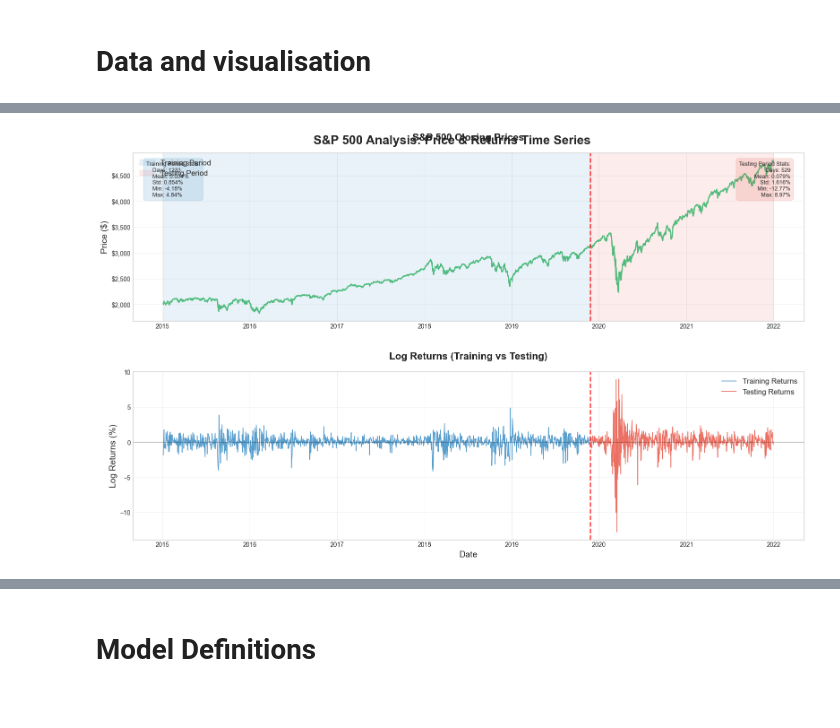
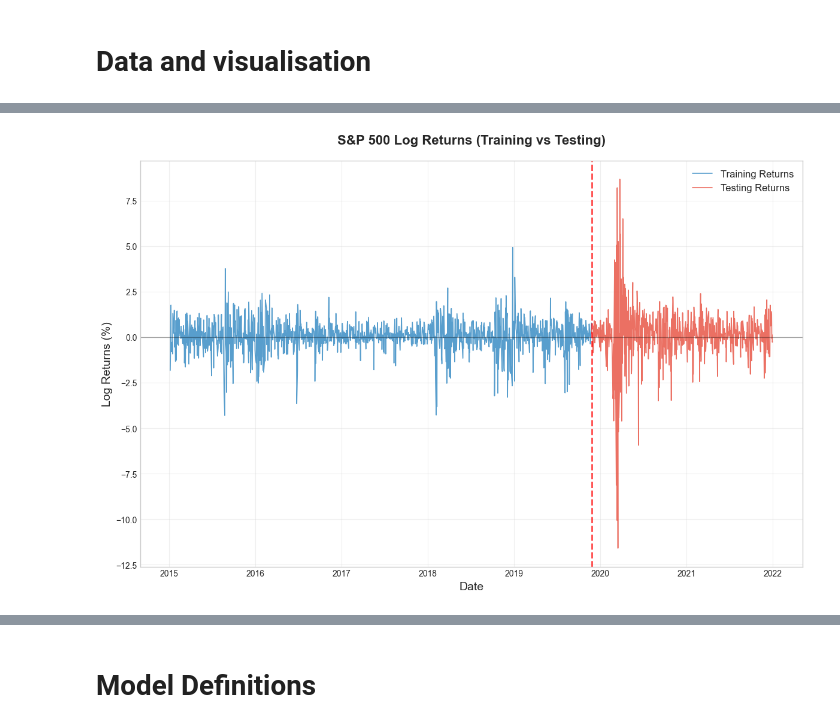
Before and after one commit to designed7000/UCL-Research-Project, a Jupyter notebook: 1d case/1d_hmc all3.ipynb, the cells around one changed output, grey strips where cells are left out. Saved outputs shown, nothing was run; the diff lists cells and outputs as text; code cells hidden in the pictures.

```diff
--- a/Week1/1d_hmc all3.ipynb
+++ b/1d case/1d_hmc all3.ipynb
@@ -83,8 +54,8 @@ Some basic stats: Mean=0.044%, Std=1.10%
 # %%
 def fetch_sp500_data(start_date="2015-01-01", end_date="2022-01-01"):
     # Download S&P 500 data
-    ticker = "^GSPC"
-    data = yf.download(ticker, start=start_date, end=end_date, progress=False)
+    ticker = "SPY"
+    data = yf.download(ticker, start=start_date, end=end_date, progress=False, auto_adjust=True)
 
     # Calculate log returns (skip first day as we need previous close)
     data['Returns'] = np.log(data['Close'] / data['Close'].shift(1)) * 100
@@ -135,63 +117,42 @@ def plot_sp500_timeseries(data, train_data, test_data):
     plt.style.use('seaborn-v0_8-whitegrid')
     sns.set_palette("husl")
 
-    # Create figure with subplots
-    fig, axes = plt.subplots(2, 1, figsize=(16, 10))
-    fig.suptitle('S&P 500 Analysis: Price & Returns Time Series',
-                 fontsize=20, fontweight='bold', y=0.96)
+    # Create figure and axes
+    fig, ax = plt.subplots(figsize=(12, 8))
 
     # Color scheme
     train_color = '#2E86C1'  # Blue
     test_color = '#E74C3C'   # Red
     price_color = '#27AE60'  # Green
 
-    # Plot 1: S&P 500 Price with Train/Test Split
-    axes[0].plot(data.index, data['Close'], color=price_color, linewidth=2, alpha=0.8)
+    # Calculate split date (boundary between train and test)
+    split_date = test_data.index[0]
 
-    # Add vertical line to show train/test split
-    split_date = test_data.index[0]
-    axes[0].axvline(x=split_date, color='red', linestyle='--', linewidth=2, alpha=0.7)
-
-    # Shade train and test regions
-    axes[0].axvspan(train_data.index[0], train_data.index[-1],
-                   alpha=0.1, color=train_color, label='Training Period')
-    axes[0].axvspan(test_data.index[0], test_data.index[-1],
-                   alpha=0.1, color=test_color, label='Testing Period')
-
-    axes[0].set_title('S&P 500 Closing Prices', fontsize=16, fontweight='bold', pad=20)
-    axes[0].set_ylabel('Price ($)', fontsize=14)
-    axes[0].legend(loc='upper left', fontsize=12)
-    axes[0].grid(True, alpha=0.3)
-
-    # Format y-axis for price
-    axes[0].yaxis.set_major_formatter(plt.FuncFormatter(lambda x, p: f'${x:,.0f}'))
-
-    # Plot 2: Log Returns - Full Series
-    axes[1].plot(train_data.index, train_data['Returns'],
+    # Plot: Log Returns - Full Series
+    ax.plot(train_data.index, train_data['Returns'],
                 color=train_color, linewidth=1.2, alpha=0.8, label='Training Returns')
-    axes[1].plot(test_data.index, test_data['Returns'],
+    ax.plot(test_data.index, test_data['Returns'],
                 color=test_color, linewidth=1.2, alpha=0.8, label='Testing Returns')
 
     # Add zero line
-    axes[1].axhline(y=0, color='black', linestyle='-', alpha=0.3, linewidth=1)
+    ax.axhline(y=0, color='black', linestyle='-', alpha=0.3, linewidth=1)
 
     # Add vertical line for split
-    axes[1].axvline(x=split_date, color='red', linestyle='--', linewidth=2, alpha=0.7)
+    ax.axvline(x=split_date, color='red', linestyle='--', linewidth=2, alpha=0.7)
 
-    axes[1].set_title('Log Returns (Training vs Testing)', fontsize=16, fontweight='bold', pad=20)
-    axes[1].set_ylabel('Log Returns (%)', fontsize=14)
-    axes[1].set_xlabel('Date', fontsize=14)
-    axes[1].legend(loc='upper right', fontsize=12)
-    axes[1].grid(True, alpha=0.3)
+    ax.set_title('S&P 500 Log Returns (Training vs Testing)', fontsize=16, fontweight='bold', pad=20)
+    ax.set_ylabel('Log Returns (%)', fontsize=14)
+    ax.set_xlabel('Date', fontsize=14)
+    ax.legend(loc='upper right', fontsize=12)
+    ax.grid(True, alpha=0.3)
 
-    # Format x-axis for all subplots
-    for ax in axes:
-        ax.tick_params(axis='x', rotation=0, labelsize=10)  # Remove rotation for cleaner look
-        ax.tick_params(axis='y', labelsize=10)
-        # Improve date formatting
-        ax.xaxis.set_major_locator(plt.matplotlib.dates.YearLocator())
-        ax.xaxis.set_major_formatter(plt.matplotlib.dates.DateFormatter('%Y'))
-        ax.xaxis.set_minor_locator(plt.matplotlib.dates.MonthLocator((1, 7)))  # Jan and July
+    # Format x-axis
+    ax.tick_params(axis='x', rotation=0, labelsize=10)
+    ax.tick_params(axis='y', labelsize=10)
+    # Improve date formatting
+    ax.xaxis.set_major_locator(plt.matplotlib.dates.YearLocator())
+    ax.xaxis.set_major_formatter(plt.matplotlib.dates.DateFormatter('%Y'))
+    ax.xaxis.set_minor_locator(plt.matplotlib.dates.MonthLocator((1, 7)))  # Jan and July
 
     # Add summary statistics text box
     train_stats = f"""Training Period Stats:
@@ -207,44 +168,35 @@ def plot_sp500_timeseries(data, train_data, test_data):
     Std: {test_data['Returns'].std():.3f}%
     Min: {test_data['Returns'].min():.2f}%
     Max: {test_data['Returns'].max():.2f}%"""
-
-    # Add text boxes with statistics
-    axes[0].text(0.02, 0.95, train_stats, transform=axes[0].transAxes,
-                fontsize=9, verticalalignment='top', bbox=dict(boxstyle='round,pad=0.5',
-                facecolor=train_color, alpha=0.15, edgecolor=train_color))
-
-    axes[0].text(0.98, 0.95, test_stats, transform=axes[0].transAxes,
-                fontsize=9, verticalalignment='top', horizontalalignment='right',
-                bbox=dict(boxstyle='round,pad=0.5', facecolor=test_color, alpha=0.15, edgecolor=test_color))
 
     # Adjust layout
     plt.tight_layout()
     plt.subplots_adjust(top=0.92, hspace=0.3)
     plt.show()
 
     # Print summary
     print("\n" + "="*60)
     print("📊 S&P 500 DATA SUMMARY")
     print("="*60)
     print(f"Total Period: {data.index[0].strftime('%Y-%m-%d')} to {data.index[-1].strftime('%Y-%m-%d')}")
     print(f"Total Trading Days: {len(data)}")
     print(f"Training Split: {len(train_data)} days ({len(train_data)/len(data):.1%})")
     print(f"Testing Split: {len(test_data)} days ({len(test_data)/len(data):.1%})")
     print("\nVolatility Clustering Analysis:")
     print(f"Training Period Volatility: {train_data['Returns'].std():.3f}%")
     print(f"Testing Period Volatility: {test_data['Returns'].std():.3f}%")
 
     # Calculate some interesting metrics
     train_extreme_days = len(train_data[abs(train_data['Returns']) > 2])
     test_extreme_days = len(test_data[abs(test_data['Returns']) > 2])
     print(f"\nExtreme Days (|returns| > 2%):")
     print(f"Training: {train_extreme_days} days ({train_extreme_days/len(train_data):.1%})")
     print(f"Testing: {test_extreme_days} days ({test_extreme_days/len(test_data):.1%})")
 
 # Usage
 plot_sp500_timeseries(data, train_data, test_data)
 # %% [output]
-[figure, old version]
+[figure, new version]
 ============================================================
 📊 S&P 500 DATA SUMMARY
 ============================================================
```
Also changed, not shown: parts of 6 cells of this notebook, 23 other files.
